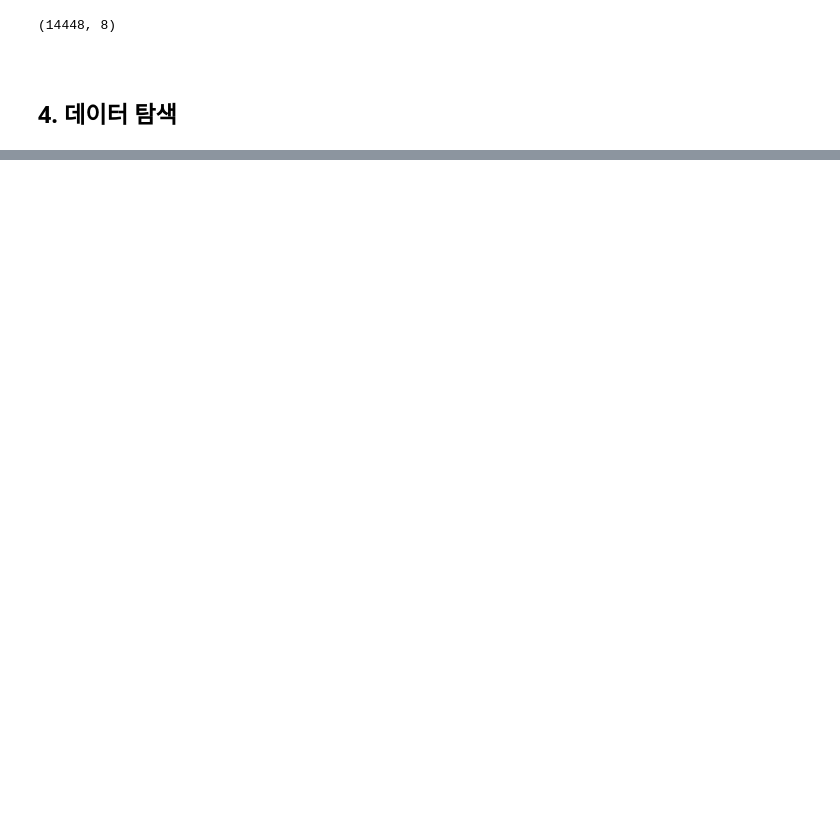
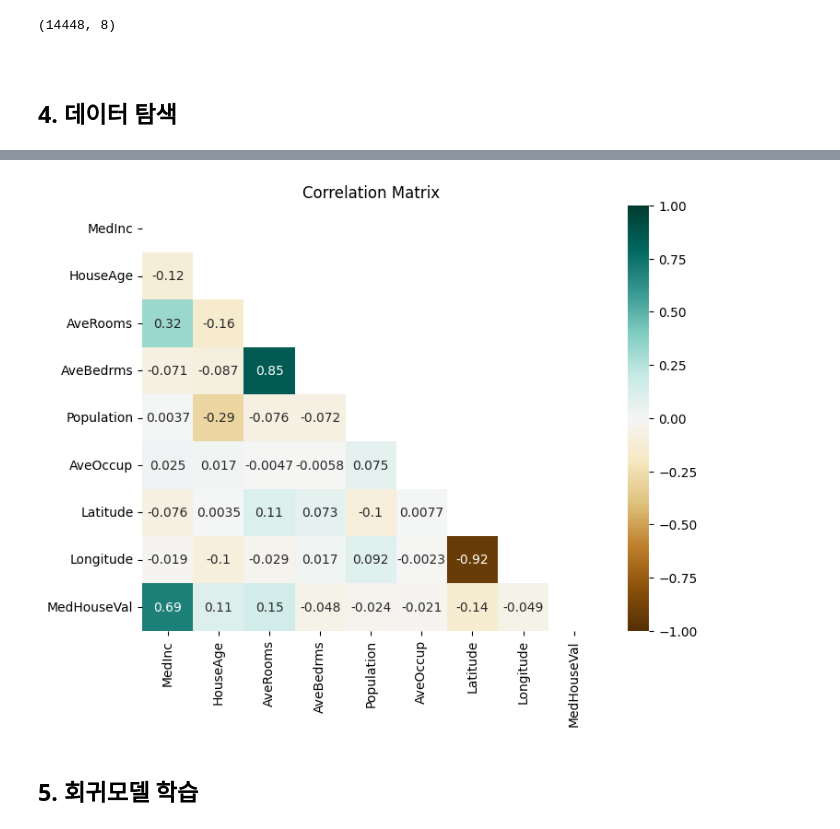
Before and after one commit to woplnc/ds2025s, a Jupyter notebook: project1.ipynb, the cells around one changed output, grey strips where cells are left out. Saved outputs shown, nothing was run; the diff lists cells and outputs as text; code cells hidden in the pictures; blank space fills up the shorter version.

```diff
--- a/project1.ipynb
+++ b/project1.ipynb
@@ -190,0 +200,13 @@ df_train.describe()
+# %%
+# 상관분석
+corr_train = df_train.corr()
+upp_mat = np.triu(corr_train)
+
+plt.figure(figsize=(8, 6))
+sns.heatmap(corr_train, annot=True, mask=upp_mat, cmap='BrBG', vmin=-1, vmax=1)
+plt.title('Correlation Matrix')
+plt.show()
+# %% [output]
+[figure, added]
+# %% [markdown]
+## 5. 회귀모델 학습
```
Also changed, not shown: parts of 21 cells of this notebook, 10 other files.
